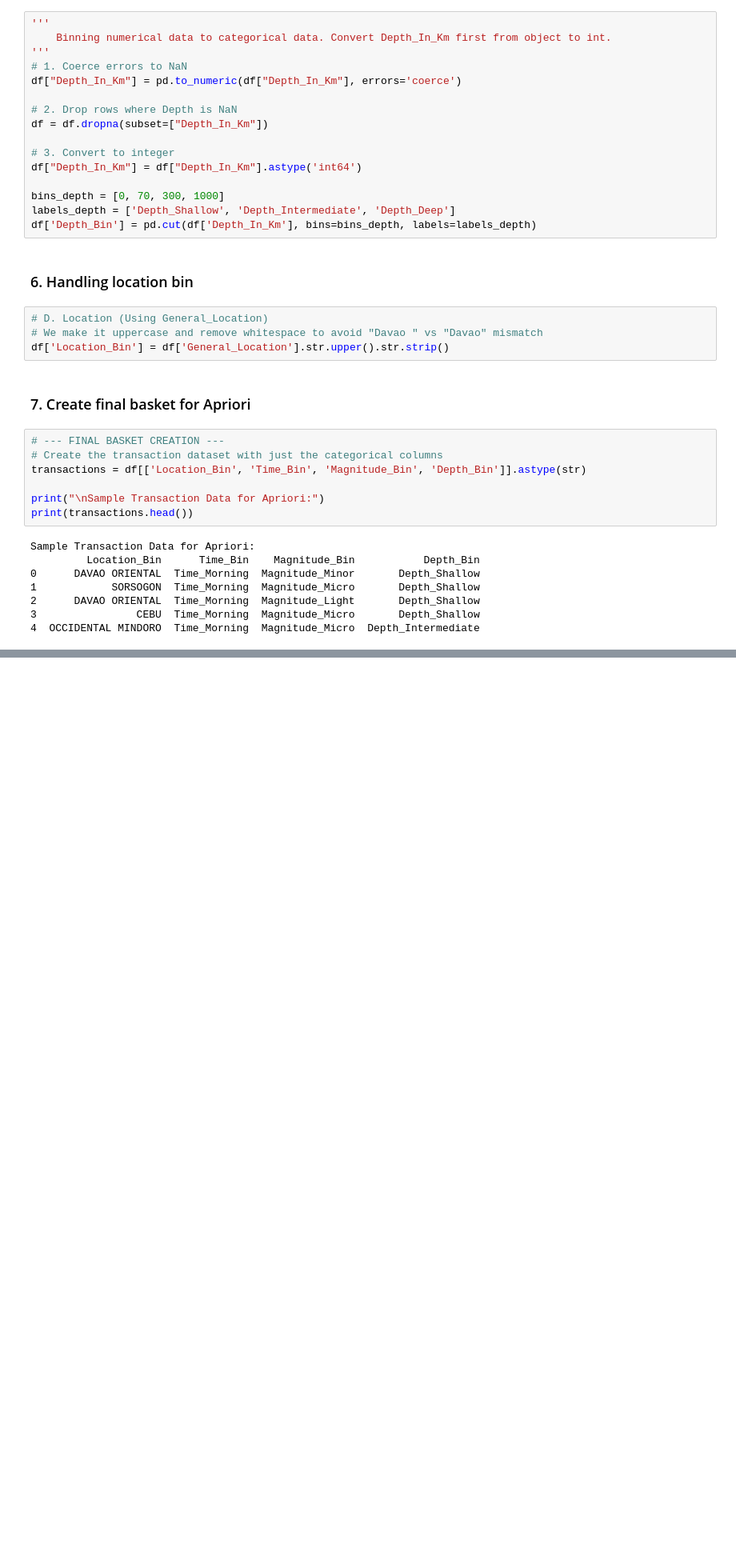
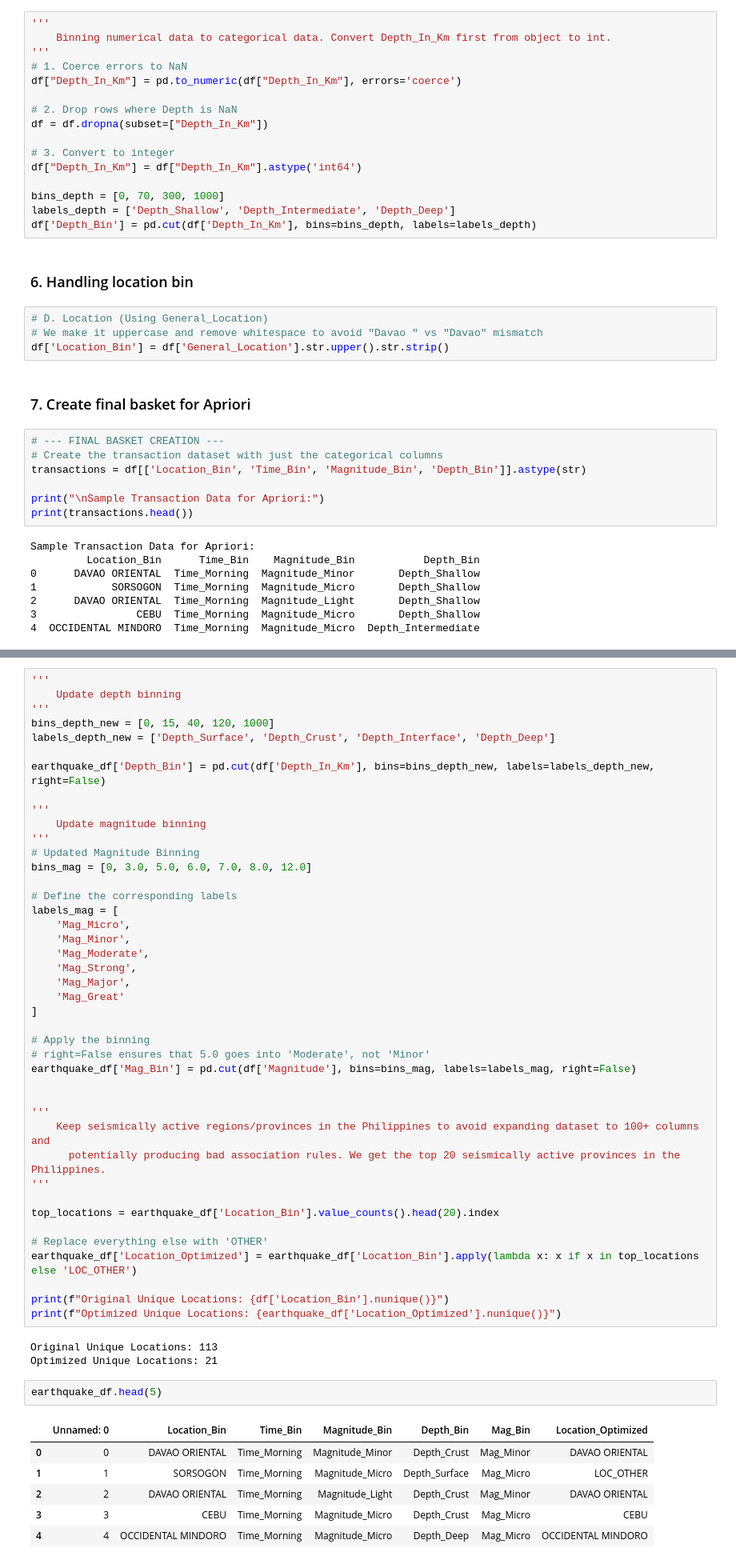
Before and after one commit to jhnabuel/CSC172-AssociationMining-Abuel, a Jupyter notebook: notebooks/ph_earthquake.ipynb, the cells around one changed output, grey strips where cells are left out. Shown: that part at 80% size. Saved outputs shown, nothing was run; the diff lists cells and outputs as text; blank space fills up the shorter version.

```diff
--- a/notebooks/ph_earthquake.ipynb
+++ b/notebooks/ph_earthquake.ipynb
@@ -178,0 +270,54 @@ Sample Transaction Data for Apriori:
+# %%
+'''
+    Update depth binning
+'''
+bins_depth_new = [0, 15, 40, 120, 1000]
+labels_depth_new = ['Depth_Surface', 'Depth_Crust', 'Depth_Interface', 'Depth_Deep']
+
+earthquake_df['Depth_Bin'] = pd.cut(df['Depth_In_Km'], bins=bins_depth_new, labels=labels_depth_new, right=False)
+
+'''
+    Update magnitude binning
+'''
+# Updated Magnitude Binning
+bins_mag = [0, 3.0, 5.0, 6.0, 7.0, 8.0, 12.0]
+
+# Define the corresponding labels
+labels_mag = [
+    'Mag_Micro',
+    'Mag_Minor',
+    'Mag_Moderate',
+    'Mag_Strong',
+    'Mag_Major',
+    'Mag_Great'
+]
+
+# Apply the binning
+# right=False ensures that 5.0 goes into 'Moderate', not 'Minor'
+earthquake_df['Mag_Bin'] = pd.cut(df['Magnitude'], bins=bins_mag, labels=labels_mag, right=False)
+
+
+'''
+    Keep seismically active regions/provinces in the Philippines to avoid expanding dataset to 100+ columns and
+      potentially producing bad association rules. We get the top 20 seismically active provinces in the Philippines.
+'''
+
+top_locations = earthquake_df['Location_Bin'].value_counts().head(20).index
+
+# Replace everything else with 'OTHER'
+earthquake_df['Location_Optimized'] = earthquake_df['Location_Bin'].apply(lambda x: x if x in top_locations else 'LOC_OTHER')
+
+print(f"Original Unique Locations: {df['Location_Bin'].nunique()}")
+print(f"Optimized Unique Locations: {earthquake_df['Location_Optimized'].nunique()}")
+# %% [output]
+Original Unique Locations: 113
+Optimized Unique Locations: 21
+# %%
+earthquake_df.head(5)
+# %% [output]
+|  | Unnamed: 0 | Location_Bin | Time_Bin | Magnitude_Bin | Depth_Bin | Mag_Bin | Location_Optimized |
+| 0 | 0 | DAVAO ORIENTAL | Time_Morning | Magnitude_Minor | Depth_Crust | Mag_Minor | DAVAO ORIENTAL |
+| 1 | 1 | SORSOGON | Time_Morning | Magnitude_Micro | Depth_Surface | Mag_Micro | LOC_OTHER |
+| 2 | 2 | DAVAO ORIENTAL | Time_Morning | Magnitude_Light | Depth_Crust | Mag_Minor | DAVAO ORIENTAL |
+| 3 | 3 | CEBU | Time_Morning | Magnitude_Micro | Depth_Crust | Mag_Micro | CEBU |
+| 4 | 4 | OCCIDENTAL MINDORO | Time_Morning | Magnitude_Micro | Depth_Deep | Mag_Micro | OCCIDENTAL MINDORO |
```
Also changed, not shown: parts of 15 cells of this notebook, 3 other files.
